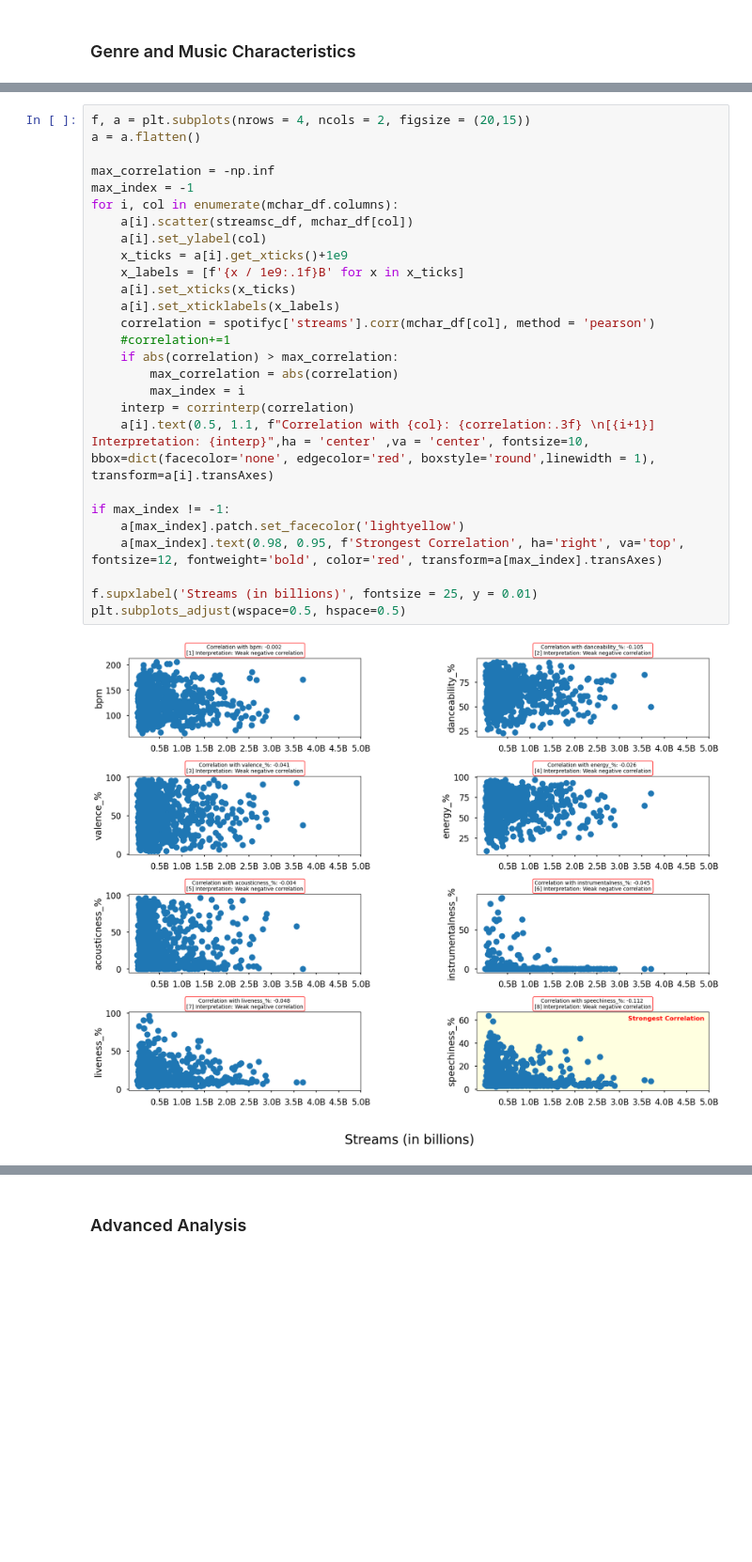
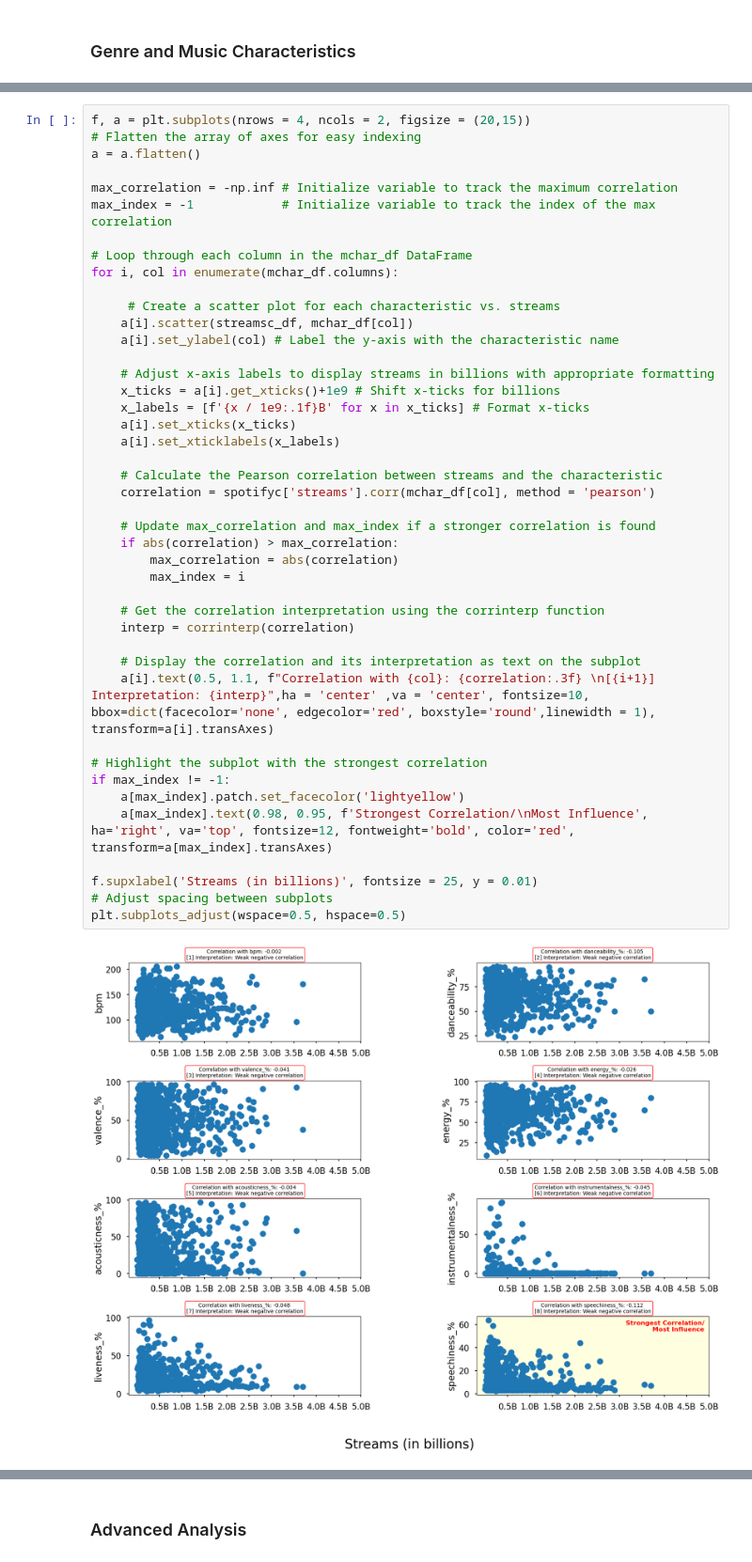
Before and after one commit to krlsbrre/Spotify-Data-Analysis, a Jupyter notebook: SPOTIFY.ipynb, the cells around one changed output, grey strips where cells are left out. Shown at 94% size. Saved outputs shown, nothing was run; the diff lists cells and outputs as text; blank space fills up the shorter version.

```diff
--- a/SPOTIFY.ipynb
+++ b/SPOTIFY.ipynb
@@ -231,32 +290,48 @@ def corrinterp(val):
 # Check reference section in the README.md for the references of the values indicated here (-1,1,0,0.3,0.7,-0.3,-0.7).
 # %%
 f, a = plt.subplots(nrows = 4, ncols = 2, figsize = (20,15))
+# Flatten the array of axes for easy indexing
 a = a.flatten()
 
-max_correlation = -np.inf
-max_index = -1
+max_correlation = -np.inf # Initialize variable to track the maximum correlation
+max_index = -1            # Initialize variable to track the index of the max correlation
+
+# Loop through each column in the mchar_df DataFrame
 for i, col in enumerate(mchar_df.columns):
+
+     # Create a scatter plot for each characteristic vs. streams
     a[i].scatter(streamsc_df, mchar_df[col])
-    a[i].set_ylabel(col)
-    x_ticks = a[i].get_xticks()+1e9
-    x_labels = [f'{x / 1e9:.1f}B' for x in x_ticks]
+    a[i].set_ylabel(col) # Label the y-axis with the characteristic name
+
+    # Adjust x-axis labels to display streams in billions with appropriate formatting
+    x_ticks = a[i].get_xticks()+1e9 # Shift x-ticks for billions
+    x_labels = [f'{x / 1e9:.1f}B' for x in x_ticks] # Format x-ticks
     a[i].set_xticks(x_ticks)
     a[i].set_xticklabels(x_labels)
+
+    # Calculate the Pearson correlation between streams and the characteristic
     correlation = spotifyc['streams'].corr(mchar_df[col], method = 'pearson')
-    #correlation+=1
+
+    # Update max_correlation and max_index if a stronger correlation is found
     if abs(correlation) > max_correlation:
         max_correlation = abs(correlation)
         max_index = i
+
+    # Get the correlation interpretation using the corrinterp function
     interp = corrinterp(correlation)
+
+    # Display the correlation and its interpretation as text on the subplot
     a[i].text(0.5, 1.1, f"Correlation with {col}: {correlation:.3f} \n[{i+1}] Interpretation: {interp}",ha = 'center' ,va = 'center', fontsize=10, bbox=dict(facecolor='none', edgecolor='red', boxstyle='round',linewidth = 1), transform=a[i].transAxes)
 
+# Highlight the subplot with the strongest correlation
 if max_index != -1:
     a[max_index].patch.set_facecolor('lightyellow')
-    a[max_index].text(0.98, 0.95, f'Strongest Correlation', ha='right', va='top', fontsize=12, fontweight='bold', color='red', transform=a[max_index].transAxes)
+    a[max_index].text(0.98, 0.95, f'Strongest Correlation/\nMost Influence', ha='right', va='top', fontsize=12, fontweight='bold', color='red', transform=a[max_index].transAxes)
 
 f.supxlabel('Streams (in billions)', fontsize = 25, y = 0.01)
+# Adjust spacing between subplots
 plt.subplots_adjust(wspace=0.5, hspace=0.5)
 # %% [output]
-[figure, old version]
+[figure, new version]
 # %%
 def corr(df, name1, name2, a):
```
Also changed, not shown: parts of 34 cells of this notebook.
